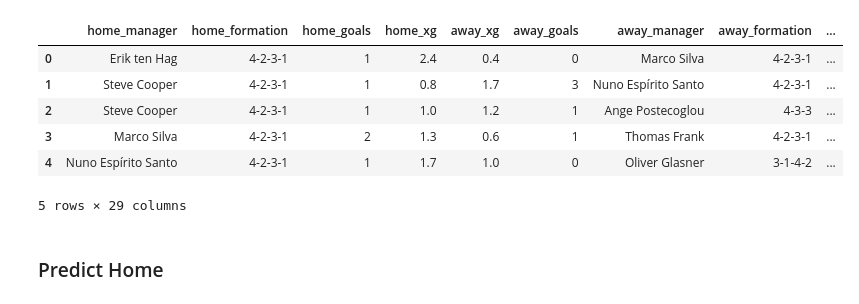
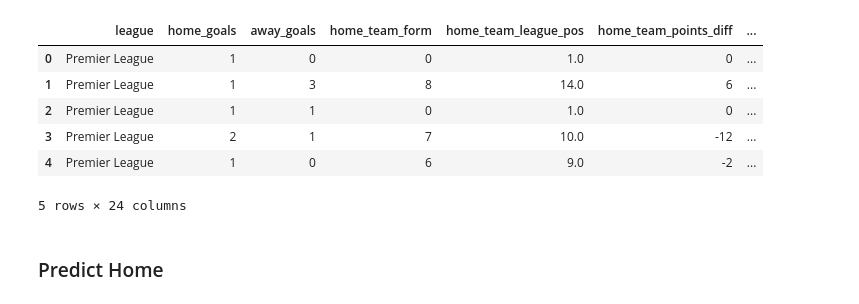
Before and after one commit to Flow791/ml_zoomcamp, a Jupyter notebook: mid_term_project/src/football_predict_model.ipynb, the cells around one changed output. Cells and saved outputs as stored; diff of their text form; code cells hidden in the pictures.

```diff
--- a/mid_term_project/src/football_predict_model.ipynb
+++ b/mid_term_project/src/football_predict_model.ipynb
@@ -22,8 +24,7 @@ from xgboost import XGBClassifier
 # %%
 df_leagues = pd.read_csv('../data/csv/Leagues.csv', index_col=0)
 
-#df_leagues.drop(['date', 'league', 'matchweek', 'home_team_id', 'away_team_id', 'home_team', 'away_team', 'home_manager', 'away_manager'], axis=1, inplace=True)
-df_leagues.drop(['date', 'league', 'matchweek', 'home_team_id', 'away_team_id', 'home_team', 'away_team'], axis=1, inplace=True)
+df_leagues.drop(['date', 'matchweek', 'home_team_id', 'away_team_id', 'home_team', 'away_team', 'home_manager', 'away_manager', 'home_xg', 'away_xg', 'home_formation', 'away_formation'], axis=1, inplace=True)
 print(f'Nb NaN: {df_leagues.isna().sum().sum()}')
 
 df_leagues['home_team_form'] = df_leagues['home_team_form'].fillna('')
@@ -39,6 +40,16 @@ df_leagues['away_team_average_xg_form'] = df_leagues['home_team_average_xg_form'
 df_leagues['away_team_average_goals_form_against'] = df_leagues['home_team_average_goals_form_against'].fillna(0)
 df_leagues['away_team_average_xg_form_against'] = df_leagues['home_team_average_xg_form_against'].fillna(0)
 
+
+def calculate_points(results):
+    points_map = {'W': 3, 'D': 1, 'L': 0}
+    return sum(points_map[char] for char in results)
+
+df_leagues['home_team_form'] = df_leagues['home_team_form'].apply(calculate_points)
+df_leagues['away_team_form'] = df_leagues['away_team_form'].apply(calculate_points)
+
+df_leagues['home_team_home_form'] = df_leagues['home_team_home_form'].apply(calculate_points)
+df_leagues['away_team_away_form'] = df_leagues['away_team_away_form'].apply(calculate_points)
+
 print(f'Nb NaN: {df_leagues.isna().sum().sum()}')
-df_leagues.head()
 # %% [output]
@@ -174,0 +144,14 @@ Meilleur score : 0.6510230121524849
+# %%
+result_model = RandomForestClassifier(max_depth=26,
+                                      n_estimators=400,
+                                      min_samples_split= 2,
+                                      class_weight= class_weights,
+                                      random_state=42)
+result_model.fit(X_train_score, y_train_score)
+
+features = list(score_dict_vectorizer.feature_names_)
+importances = result_model.feature_importances_
+
+feature_importances = pd.DataFrame({'feature': features, 'importance': importances})
+feature_importances = feature_importances.sort_values(by='importance', ascending=False)
+feature_importances
@@ -198,17 +209,17 @@ Accuracy: 0.6635388739946381
 # %%
-X_full_home = np.concatenate([X_train_result, X_test_result], axis=0)
+X_full_home = np.concatenate([X_train_score, X_test_score], axis=0)
 y_pred_score_full = result_model.predict(X_full_home)
 
 df_leagues['predicted_result'] = np.where( y_pred_score_full == 1, 'H',  np.where(y_pred_score_full == 2, 'A', 'D'))
 df_leagues.head(5)
 # %% [output]
-|  | home_manager | home_formation | home_goals | home_xg | away_xg | away_goals | away_manager | away_formation | ... |
-| 0 | Erik ten Hag | 4-2-3-1 | 1 | 2.4 | 0.4 | 0 | Marco Silva | 4-2-3-1 | ... |
-| 1 | Steve Cooper | 4-2-3-1 | 1 | 0.8 | 1.7 | 3 | Nuno Espírito Santo | 4-2-3-1 | ... |
-| 2 | Steve Cooper | 4-2-3-1 | 1 | 1.0 | 1.2 | 1 | Ange Postecoglou | 4-3-3 | ... |
-| 3 | Marco Silva | 4-2-3-1 | 2 | 1.3 | 0.6 | 1 | Thomas Frank | 4-2-3-1 | ... |
-| 4 | Nuno Espírito Santo | 4-2-3-1 | 1 | 1.7 | 1.0 | 0 | Oliver Glasner | 3-1-4-2 | ... |
+|  | league | home_goals | away_goals | home_team_form | home_team_league_pos | home_team_points_diff | ... |
+| 0 | Premier League | 1 | 0 | 0 | 1.0 | 0 | ... |
+| 1 | Premier League | 1 | 3 | 8 | 14.0 | 6 | ... |
+| 2 | Premier League | 1 | 1 | 0 | 1.0 | 0 | ... |
+| 3 | Premier League | 2 | 1 | 7 | 10.0 | -12 | ... |
+| 4 | Premier League | 1 | 0 | 6 | 9.0 | -2 | ... |
-5 rows × 29 columns
+5 rows × 24 columns
 # %% [markdown]
 ### Predict Home
 # %%
```
Also changed, not shown: parts of 10 cells of this notebook, 20 other files.
